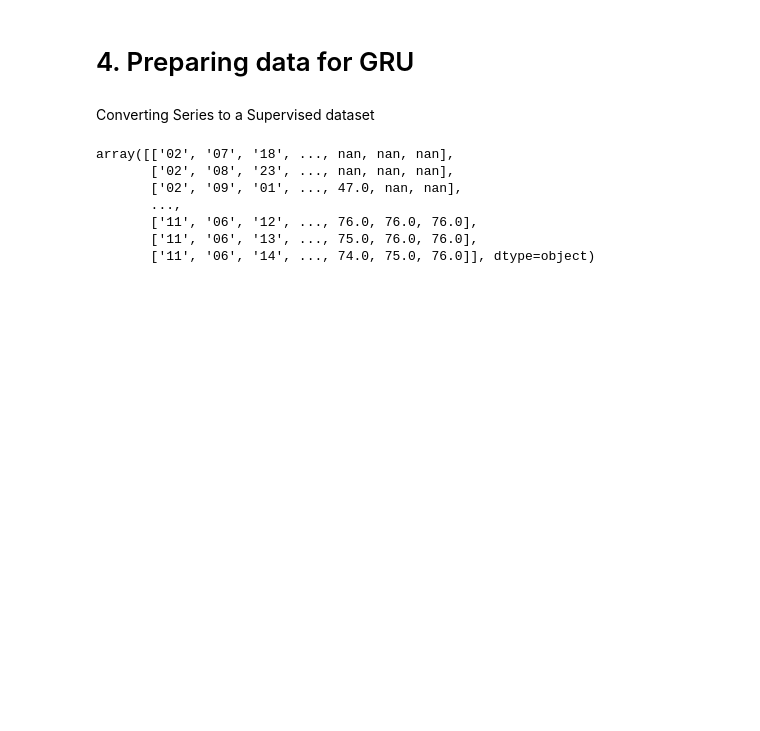
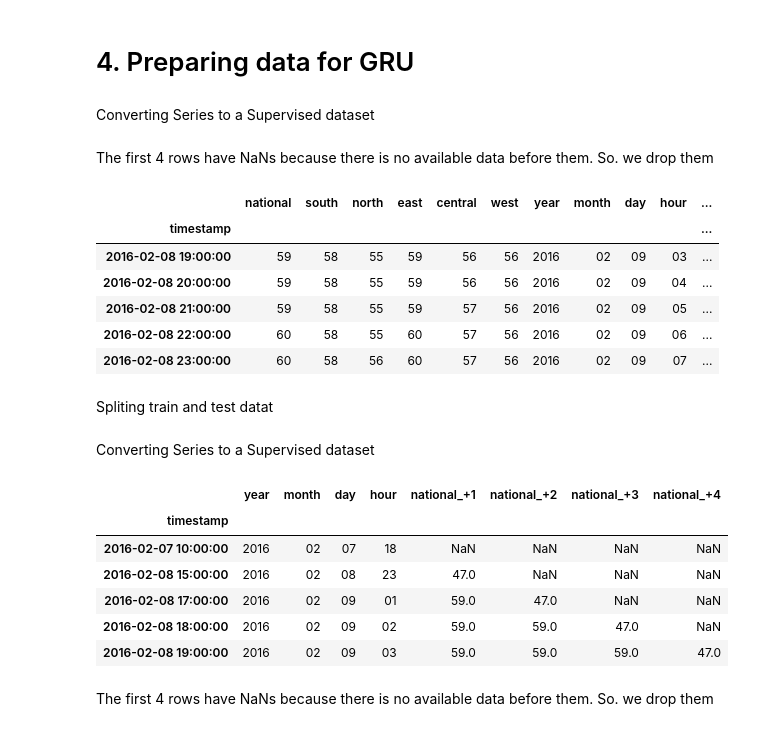
Before and after one commit to mrazizi/YapAiTek-Assessment, a Jupyter notebook: YapAiTek_Assessment.ipynb, the cells around one changed output. Saved outputs shown, nothing was run; the diff lists cells and outputs as text; code cells hidden in the pictures; blank space fills up the shorter version.

Commit message:
shifted all data + creating a simple GRU model

```diff
--- a/YapAiTek_Assessment.ipynb
+++ b/YapAiTek_Assessment.ipynb
@@ -142,3 +147,29 @@ df.describe()
 # 4. Preparing data for GRU
 # %% [markdown]
 Converting Series to a Supervised dataset
+# %%
+# using year, month, day, hour and 4 shifts of data
+# x_national = df.loc[:, 'year':'hour']
+
+columns = ['national', 'south', 'north', 'east', 'central', 'west']
+
+for c, c_name in enumerate(columns):
+  for i in range(1, 5):
+    column_name = c_name + '_+' + str(i)
+    df[column_name] = df[c_name].shift(i)
+# %% [markdown]
+The first 4 rows have NaNs because there is no available data before them. So. we drop them
+# %%
+df.dropna(inplace=True)
+# %%
+df.head()
+# %% [output]
+|  | national | south | north | east | central | west | year | month | day | hour | ... |
+| timestamp |  |  |  |  |  |  |  |  |  |  | ... |
+| 2016-02-08 19:00:00 | 59 | 58 | 55 | 59 | 56 | 56 | 2016 | 02 | 09 | 03 | ... |
+| 2016-02-08 20:00:00 | 59 | 58 | 55 | 59 | 56 | 56 | 2016 | 02 | 09 | 04 | ... |
+| 2016-02-08 21:00:00 | 59 | 58 | 55 | 59 | 57 | 56 | 2016 | 02 | 09 | 05 | ... |
+| 2016-02-08 22:00:00 | 60 | 58 | 55 | 60 | 57 | 56 | 2016 | 02 | 09 | 06 | ... |
+| 2016-02-08 23:00:00 | 60 | 58 | 56 | 60 | 57 | 56 | 2016 | 02 | 09 | 07 | ... |
+# %% [markdown]
+Spliting train and test datat
@@ -145,3 +179,5 @@ Converting Series to a Supervised dataset
+# %% [markdown]
+Converting Series to a Supervised dataset
 # %%
 # using year, month, day, hour and 4 shifts of data
 x_national = df.loc[:, 'year':'hour']
@@ -158,10 +188,12 @@ y_national = df['national'].values
 # %%
-x_national
+x_national.head()
 # %% [output]
-array([['02', '07', '18', ..., nan, nan, nan],
-       ['02', '08', '23', ..., nan, nan, nan],
-       ['02', '09', '01', ..., 47.0, nan, nan],
-       ...,
-       ['11', '06', '12', ..., 76.0, 76.0, 76.0],
-       ['11', '06', '13', ..., 75.0, 76.0, 76.0],
-       ['11', '06', '14', ..., 74.0, 75.0, 76.0]], dtype=object)
+|  | year | month | day | hour | national_+1 | national_+2 | national_+3 | national_+4 |
+| timestamp |  |  |  |  |  |  |  |  |
+| 2016-02-07 10:00:00 | 2016 | 02 | 07 | 18 | NaN | NaN | NaN | NaN |
+| 2016-02-08 15:00:00 | 2016 | 02 | 08 | 23 | 47.0 | NaN | NaN | NaN |
+| 2016-02-08 17:00:00 | 2016 | 02 | 09 | 01 | 59.0 | 47.0 | NaN | NaN |
+| 2016-02-08 18:00:00 | 2016 | 02 | 09 | 02 | 59.0 | 59.0 | 47.0 | NaN |
+| 2016-02-08 19:00:00 | 2016 | 02 | 09 | 03 | 59.0 | 59.0 | 59.0 | 47.0 |
+# %% [markdown]
+The first 4 rows have NaNs because there is no available data before them. So. we drop them
```
Also changed, not shown: parts of 13 cells of this notebook.
